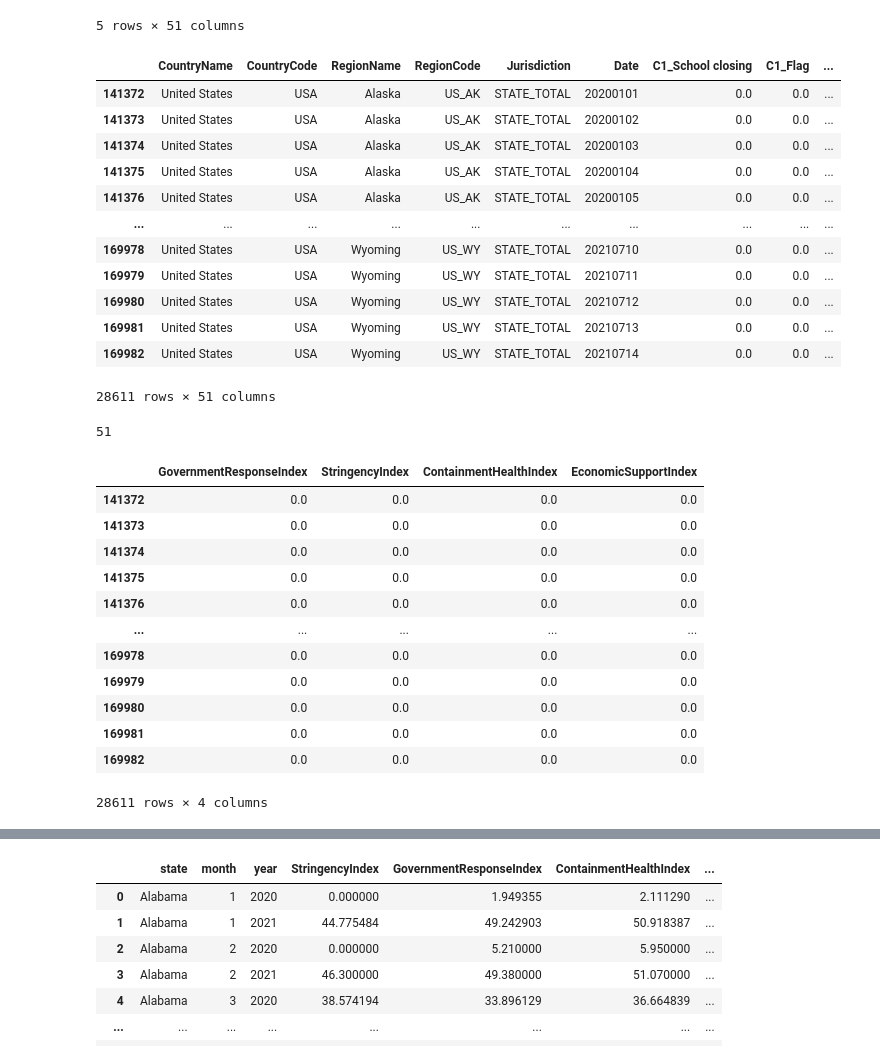
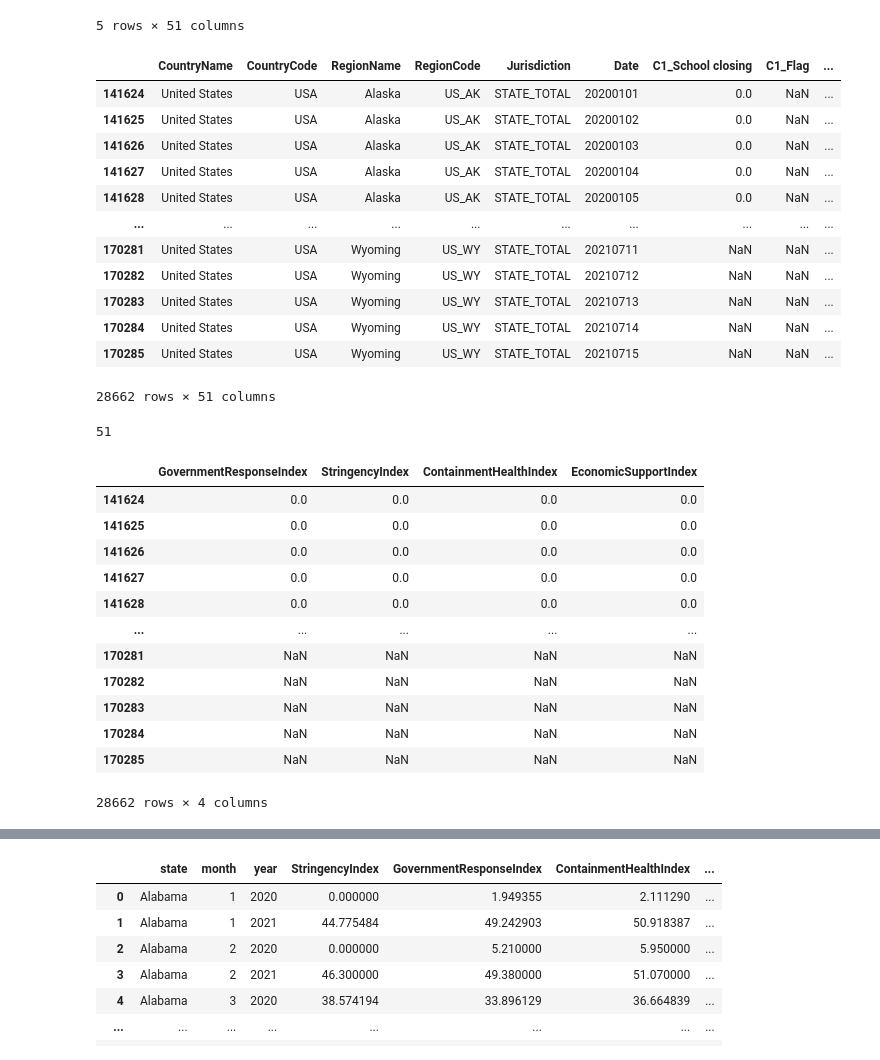
Before and after one commit to vhimani/Summer-2021-Intern-Project, a Jupyter notebook: code/pandemic_policies.ipynb, the cells around one changed output, grey strips where cells are left out. Drawn from its saved outputs; the diff is of its cells as text; code cells hidden in the pictures.

```diff
--- a/code/pandemic_policies.ipynb
+++ b/code/pandemic_policies.ipynb
@@ -27,44 +27,43 @@ data.head()
 # %%
 # Extract data for US states
 state_data = data[(data['CountryName'] == 'United States') & (data['Jurisdiction'] =='STATE_TOTAL')]
-state_data = state_data.fillna(0)
 state_data
 # %% [output]
 |  | CountryName | CountryCode | RegionName | RegionCode | Jurisdiction | Date | C1_School closing | C1_Flag | ... |
-| 141372 | United States | USA | Alaska | US_AK | STATE_TOTAL | 20200101 | 0.0 | 0.0 | ... |
-| 141373 | United States | USA | Alaska | US_AK | STATE_TOTAL | 20200102 | 0.0 | 0.0 | ... |
-| 141374 | United States | USA | Alaska | US_AK | STATE_TOTAL | 20200103 | 0.0 | 0.0 | ... |
-| 141375 | United States | USA | Alaska | US_AK | STATE_TOTAL | 20200104 | 0.0 | 0.0 | ... |
-| 141376 | United States | USA | Alaska | US_AK | STATE_TOTAL | 20200105 | 0.0 | 0.0 | ... |
+| 141624 | United States | USA | Alaska | US_AK | STATE_TOTAL | 20200101 | 0.0 | NaN | ... |
+| 141625 | United States | USA | Alaska | US_AK | STATE_TOTAL | 20200102 | 0.0 | NaN | ... |
+| 141626 | United States | USA | Alaska | US_AK | STATE_TOTAL | 20200103 | 0.0 | NaN | ... |
+| 141627 | United States | USA | Alaska | US_AK | STATE_TOTAL | 20200104 | 0.0 | NaN | ... |
+| 141628 | United States | USA | Alaska | US_AK | STATE_TOTAL | 20200105 | 0.0 | NaN | ... |
 | ... | ... | ... | ... | ... | ... | ... | ... | ... | ... |
-| 169978 | United States | USA | Wyoming | US_WY | STATE_TOTAL | 20210710 | 0.0 | 0.0 | ... |
-| 169979 | United States | USA | Wyoming | US_WY | STATE_TOTAL | 20210711 | 0.0 | 0.0 | ... |
-| 169980 | United States | USA | Wyoming | US_WY | STATE_TOTAL | 20210712 | 0.0 | 0.0 | ... |
-| 169981 | United States | USA | Wyoming | US_WY | STATE_TOTAL | 20210713 | 0.0 | 0.0 | ... |
-| 169982 | United States | USA | Wyoming | US_WY | STATE_TOTAL | 20210714 | 0.0 | 0.0 | ... |
+| 170281 | United States | USA | Wyoming | US_WY | STATE_TOTAL | 20210711 | NaN | NaN | ... |
+| 170282 | United States | USA | Wyoming | US_WY | STATE_TOTAL | 20210712 | NaN | NaN | ... |
+| 170283 | United States | USA | Wyoming | US_WY | STATE_TOTAL | 20210713 | NaN | NaN | ... |
+| 170284 | United States | USA | Wyoming | US_WY | STATE_TOTAL | 20210714 | NaN | NaN | ... |
+| 170285 | United States | USA | Wyoming | US_WY | STATE_TOTAL | 20210715 | NaN | NaN | ... |
-28611 rows × 51 columns
+28662 rows × 51 columns
-# %%
-# Number of states
-len(state_data['RegionName'].unique())
-# %% [output]
-51
+# %%
+# Number of states
+len(state_data['RegionName'].unique())
+# %% [output]
+51
 # %%
 # Fill the NaNs with 0
 state_data[['GovernmentResponseIndex','StringencyIndex','ContainmentHealthIndex','EconomicSupportIndex']]
 # %% [output]
 |  | GovernmentResponseIndex | StringencyIndex | ContainmentHealthIndex | EconomicSupportIndex |
-| 141372 | 0.0 | 0.0 | 0.0 | 0.0 |
-| 141373 | 0.0 | 0.0 | 0.0 | 0.0 |
-| 141374 | 0.0 | 0.0 | 0.0 | 0.0 |
-| 141375 | 0.0 | 0.0 | 0.0 | 0.0 |
-| 141376 | 0.0 | 0.0 | 0.0 | 0.0 |
+| 141624 | 0.0 | 0.0 | 0.0 | 0.0 |
+| 141625 | 0.0 | 0.0 | 0.0 | 0.0 |
+| 141626 | 0.0 | 0.0 | 0.0 | 0.0 |
+| 141627 | 0.0 | 0.0 | 0.0 | 0.0 |
+| 141628 | 0.0 | 0.0 | 0.0 | 0.0 |
 | ... | ... | ... | ... | ... |
-| 169978 | 0.0 | 0.0 | 0.0 | 0.0 |
-| 169979 | 0.0 | 0.0 | 0.0 | 0.0 |
-| 169980 | 0.0 | 0.0 | 0.0 | 0.0 |
-| 169981 | 0.0 | 0.0 | 0.0 | 0.0 |
-| 169982 | 0.0 | 0.0 | 0.0 | 0.0 |
+| 170281 | NaN | NaN | NaN | NaN |
+| 170282 | NaN | NaN | NaN | NaN |
+| 170283 | NaN | NaN | NaN | NaN |
+| 170284 | NaN | NaN | NaN | NaN |
+| 170285 | NaN | NaN | NaN | NaN |
-28611 rows × 4 columns
+28662 rows × 4 columns
 # %%
 # Change the index of the dataframe to date
 state_data.index = pd.to_datetime(state_data['Date'],format='%Y%m%d')
```
Also changed, not shown: parts of 8 cells of this notebook, 1 other file.
